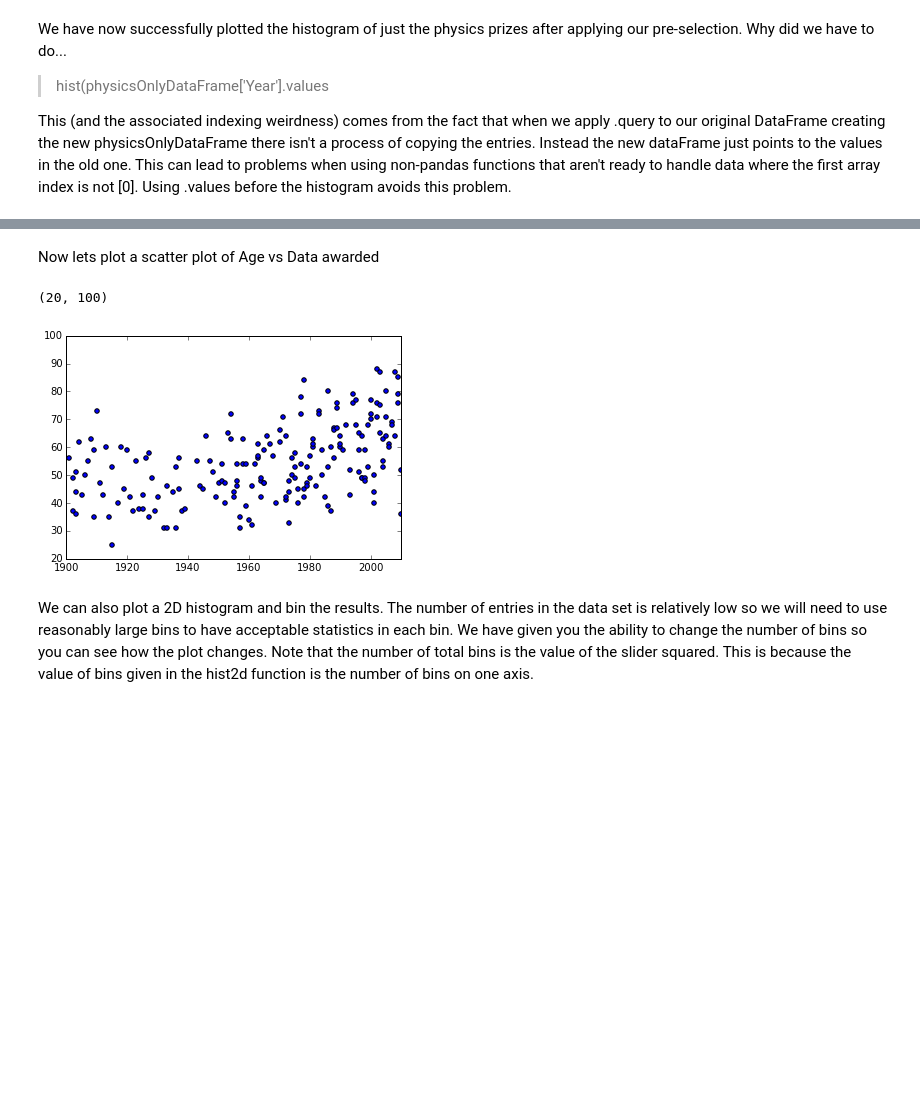
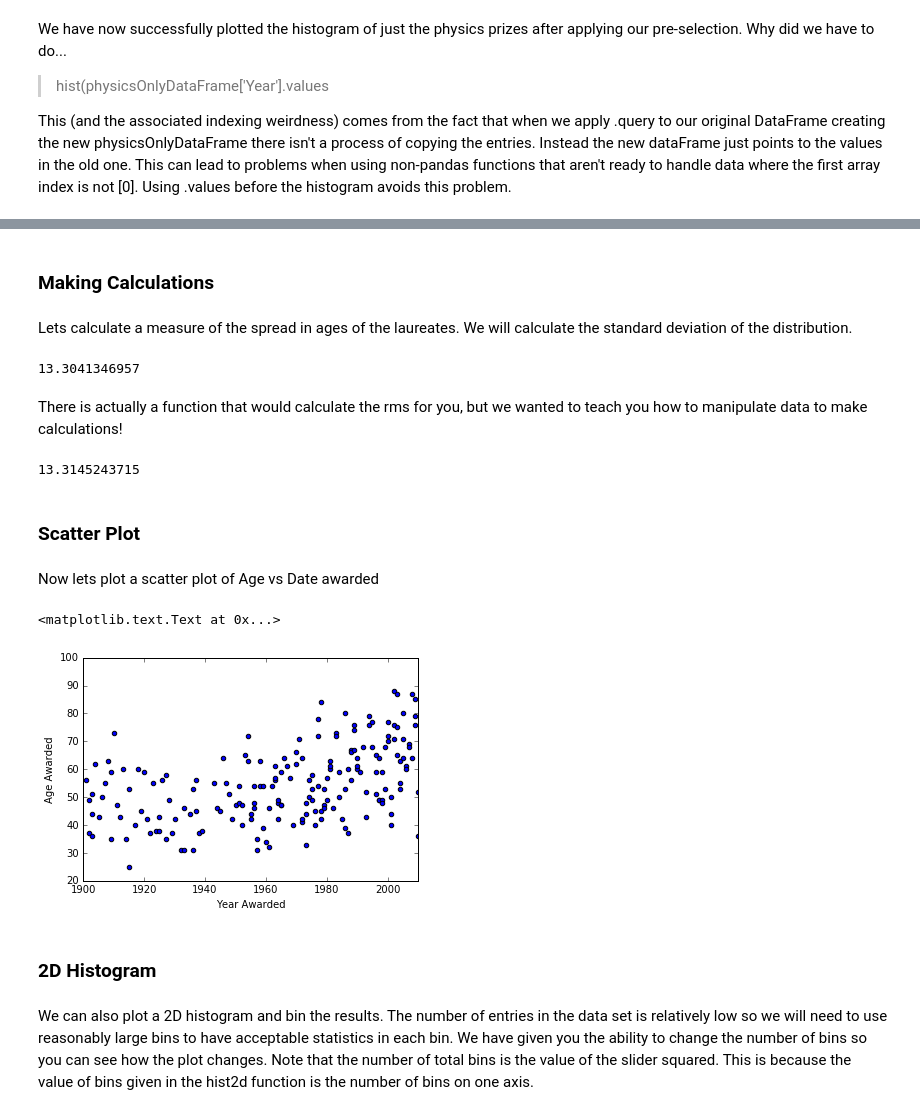
Before and after one commit to lhcb/opendata-project, a Jupyter notebook: Example-Analysis.ipynb, the cells around one changed output, grey strips where cells are left out. Cells and saved outputs as stored; diff of their text form; code cells hidden in the pictures; blank space fills up the shorter version.

```diff
--- a/Example-Analysis.ipynb
+++ b/Example-Analysis.ipynb
@@ -174,12 +194,41 @@ physicsOnlyDataFrame.head()
+# %% [markdown]
+### Making Calculations
+# %% [markdown]
+Lets calculate a measure of the spread in ages of the laureates. We will calculate the standard deviation of the distribution.
+# %%
+# count number of entries
+NumEntries=physicsOnlyDataFrame['AgeAwarded'].count()
+# calculate square of ages
+physicsOnlyDataFrame['AgeAwardedSquared']=physicsOnlyDataFrame['AgeAwarded']**2
+# calculate sum of square of ages, and sum of ages
+AgeSqSum=physicsOnlyDataFrame['AgeAwardedSquared'].values.sum()
+AgeSum=physicsOnlyDataFrame['AgeAwarded'].values.sum()
+# calculate std and print it
+std = sqrt((AgeSqSum-(AgeSum**2/NumEntries))/NumEntries)
+print std
+# %% [output]
+13.3041346957
+# %% [markdown]
+There is actually a function that would calculate the rms for you, but we wanted to teach you how to manipulate data to make calculations!
+# %%
+print physicsOnlyDataFrame['AgeAwarded'].values.std() # calculates standard deviation (rms) of distribution
+# %% [output]
+13.3145243715
+# %% [markdown]
+### Scatter Plot
 # %% [markdown]
-Now lets plot a scatter plot of Age vs Data awarded
+Now lets plot a scatter plot of Age vs Date awarded
 # %%
 scatter(physicsOnlyDataFrame['Year'].values,physicsOnlyDataFrame['AgeAwarded'].values)
 plt.xlim(1900, 2010) #change the area of the plot
 plt.ylim(20, 100)
+xlabel('Year Awarded')
+ylabel('Age Awarded')
 # %% [output]
-(20, 100)
+<matplotlib.text.Text at 0x...>
-[figure, old version]
+[figure, new version]
+# %% [markdown]
+### 2D Histogram
 # %% [markdown]
 We can also plot a 2D histogram and bin the results. The number of entries in the data set is relatively low so we will need to use reasonably large bins to have acceptable statistics in each bin. We have given you the ability to change the number of bins so you can see how the plot changes. Note that the number of total bins is the value of the slider squared. This is because the value of bins given in the hist2d function is the number of bins on one axis.
 # %%
```
Also changed, not shown: parts of 9 cells of this notebook, 23 other files.
